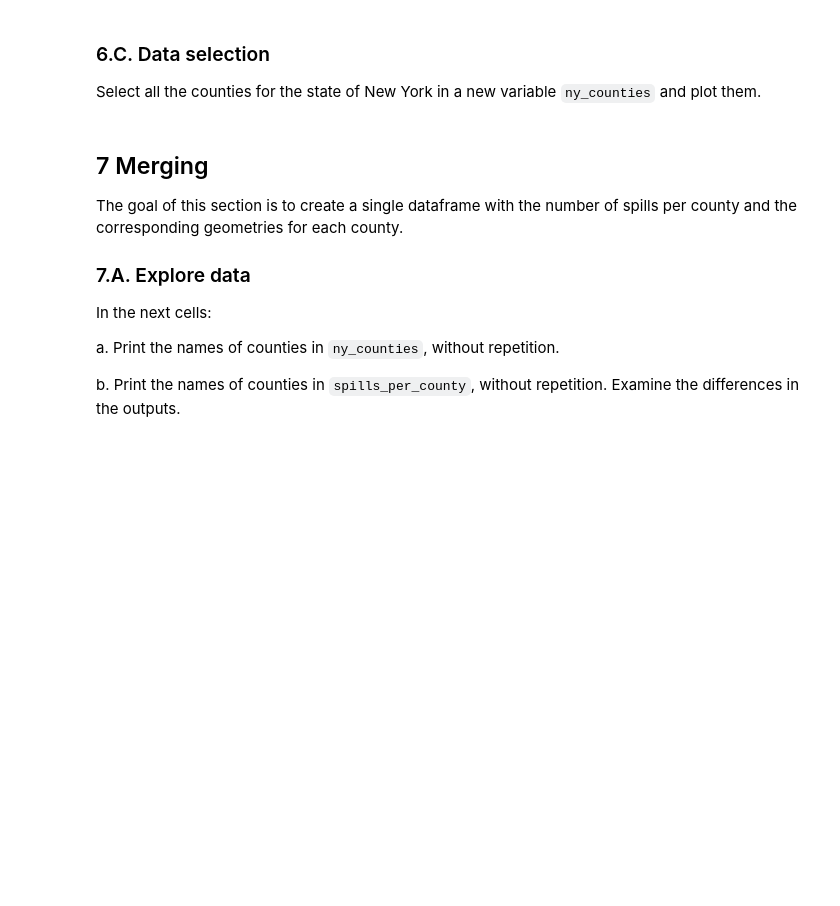
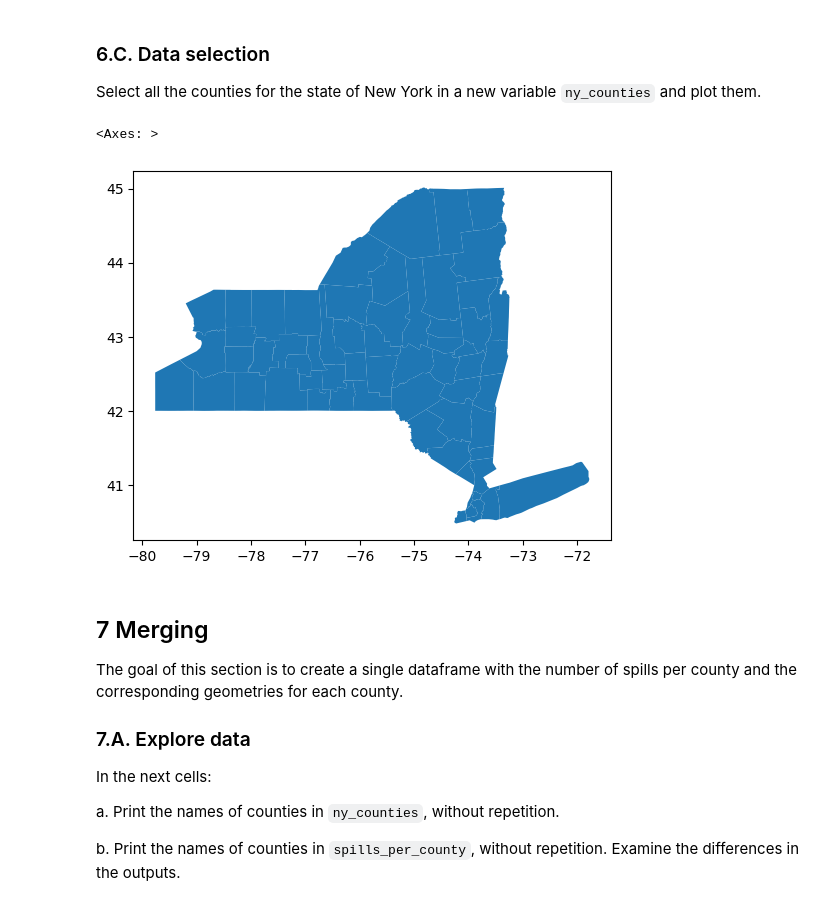
Before and after one commit to imsibaja/eds220-hwk3, a Jupyter notebook: hwk3-task2-oil-spills.ipynb, the cells around one changed output. Cells and saved outputs as stored; diff of their text form; code cells hidden in the pictures; blank space fills up the shorter version.

```diff
--- a/hwk3-task2-oil-spills.ipynb
+++ b/hwk3-task2-oil-spills.ipynb
@@ -321,3 +370,6 @@ Simplify column names as needed.
+# %%
+# Simplify columns names
+counties.columns = counties.columns.str.lower().str.replace(" ", "_")
 # %% [markdown]
 ### 6.C. Data selection
 
@@ -327,3 +377,11 @@ Select all the counties for the state of New York in a new variable `ny_counties
+# %%
+# Select state of new york
+# New York state FP is 36
+ny_counties = counties[counties["statefp"] == "36"]
+ny_counties.plot()
+# %% [output]
+<Axes: >
+[figure, added]
 # %% [markdown]
 ## 7 Merging
 
```
Also changed, not shown: parts of 14 cells of this notebook.
